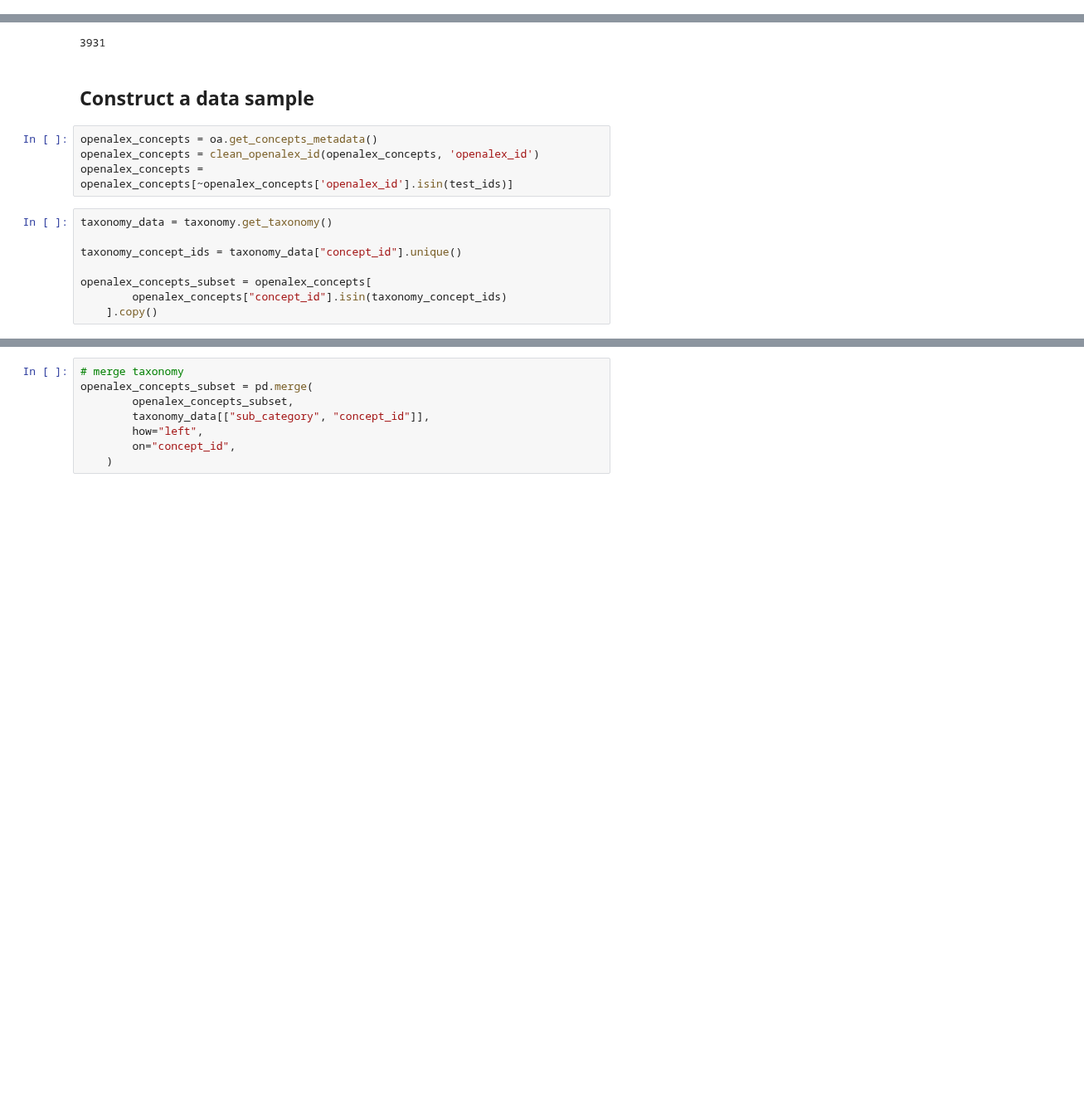
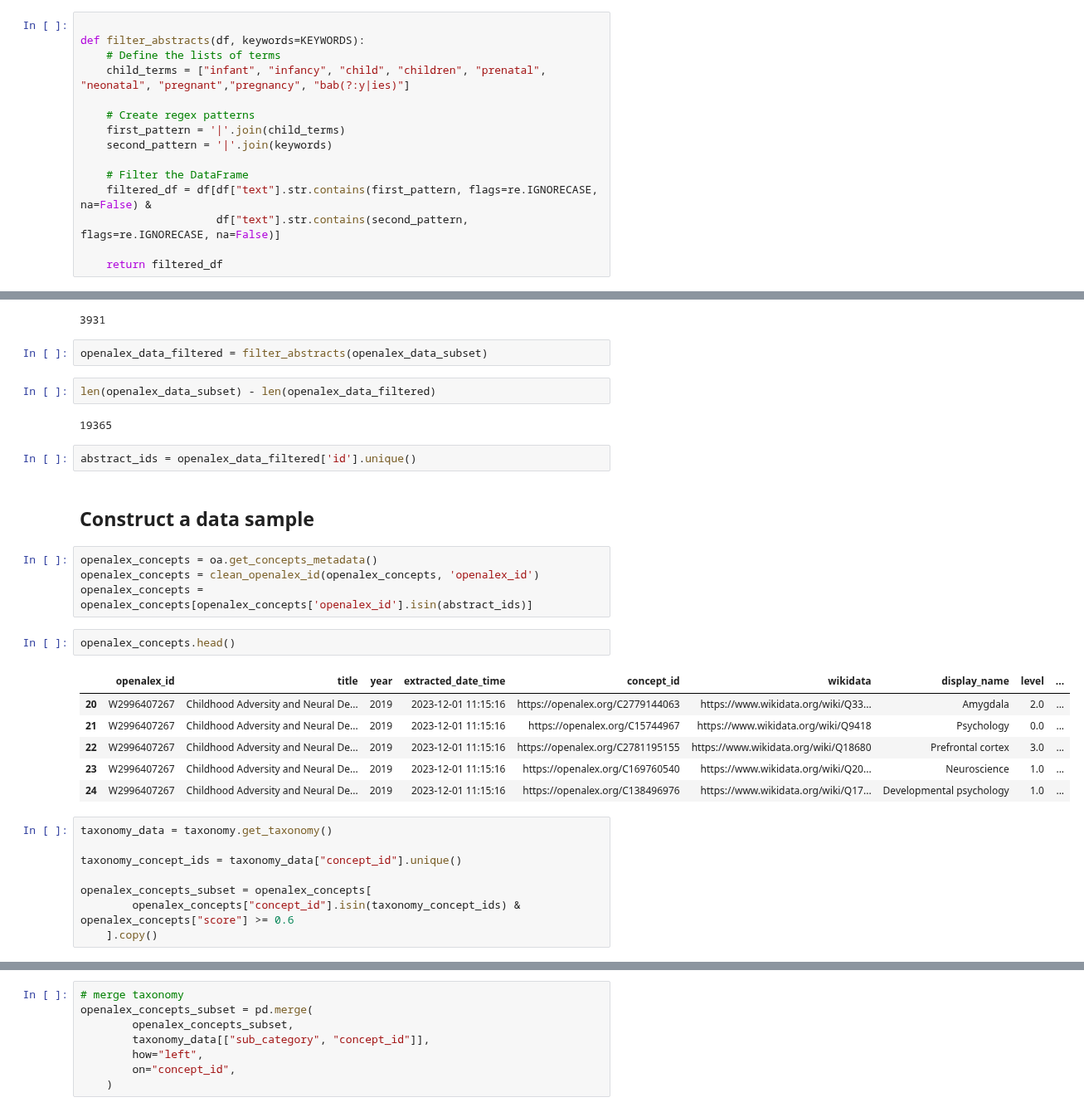
Before and after one commit to nestauk/discovery_child_development, a Jupyter notebook: discovery_child_development/notebooks/labelling/taxonomy_labelling.ipynb, the cells around one changed output, grey strips where cells are left out. Shown at 83% size. Cells and saved outputs as stored; diff of their text form; blank space fills up the shorter version.

Commit message:
WIP: improve data sample and test labelling with gpt 3.5 vs gpt 4

```diff
--- a/discovery_child_development/notebooks/labelling/taxonomy_labelling.ipynb
+++ b/discovery_child_development/notebooks/labelling/taxonomy_labelling.ipynb
@@ -82,6 +85,21 @@ def num_tokens_from_messages(messages, model=MODEL):
                 num_tokens += tokens_per_name
     num_tokens += 3  # every reply is primed with <|start|>assistant<|message|>
     return num_tokens
+# %%
+
+def filter_abstracts(df, keywords=KEYWORDS):
+    # Define the lists of terms
+    child_terms = ["infant", "infancy", "child", "children", "prenatal", "neonatal", "pregnant","pregnancy", "bab(?:y|ies)"]
+
+    # Create regex patterns
+    first_pattern = '|'.join(child_terms)
+    second_pattern = '|'.join(keywords)
+
+    # Filter the DataFrame
+    filtered_df = df[df["text"].str.contains(first_pattern, flags=re.IGNORECASE, na=False) &
+                     df["text"].str.contains(second_pattern, flags=re.IGNORECASE, na=False)]
+
+    return filtered_df
 # %% [markdown]
 ## Prepare categories
 # %%
@@ -113,17 +131,34 @@ openalex_data_subset = openalex_data[~openalex_data['id'].isin(test_ids)]
 len(openalex_data) - len(openalex_data_subset)
 # %% [output]
 3931
+# %%
+openalex_data_filtered = filter_abstracts(openalex_data_subset)
+# %%
+len(openalex_data_subset) - len(openalex_data_filtered)
+# %% [output]
+19365
+# %%
+abstract_ids = openalex_data_filtered['id'].unique()
 # %% [markdown]
 ## Construct a data sample
 # %%
 openalex_concepts = oa.get_concepts_metadata()
 openalex_concepts = clean_openalex_id(openalex_concepts, 'openalex_id')
-openalex_concepts = openalex_concepts[~openalex_concepts['openalex_id'].isin(test_ids)]
+openalex_concepts = openalex_concepts[openalex_concepts['openalex_id'].isin(abstract_ids)]
+# %%
+openalex_concepts.head()
+# %% [output]
+|  | openalex_id | title | year | extracted_date_time | concept_id | wikidata | display_name | level | ... |
+| 20 | W2996407267 | Childhood Adversity and Neural De... | 2019 | 2023-12-01 11:15:16 | https://openalex.org/C2779144063 | https://www.wikidata.org/wiki/Q33... | Amygdala | 2.0 | ... |
+| 21 | W2996407267 | Childhood Adversity and Neural De... | 2019 | 2023-12-01 11:15:16 | https://openalex.org/C15744967 | https://www.wikidata.org/wiki/Q9418 | Psychology | 0.0 | ... |
+| 22 | W2996407267 | Childhood Adversity and Neural De... | 2019 | 2023-12-01 11:15:16 | https://openalex.org/C2781195155 | https://www.wikidata.org/wiki/Q18680 | Prefrontal cortex | 3.0 | ... |
+| 23 | W2996407267 | Childhood Adversity and Neural De... | 2019 | 2023-12-01 11:15:16 | https://openalex.org/C169760540 | https://www.wikidata.org/wiki/Q20... | Neuroscience | 1.0 | ... |
+| 24 | W2996407267 | Childhood Adversity and Neural De... | 2019 | 2023-12-01 11:15:16 | https://openalex.org/C138496976 | https://www.wikidata.org/wiki/Q17... | Developmental psychology | 1.0 | ... |
 # %%
 taxonomy_data = taxonomy.get_taxonomy()
 
 taxonomy_concept_ids = taxonomy_data["concept_id"].unique()
 
 openalex_concepts_subset = openalex_concepts[
-        openalex_concepts["concept_id"].isin(taxonomy_concept_ids)
+        openalex_concepts["concept_id"].isin(taxonomy_concept_ids) & openalex_concepts["score"] >= 0.6
     ].copy()
```
Also changed, not shown: parts of 15 cells of this notebook, 2 other files.
